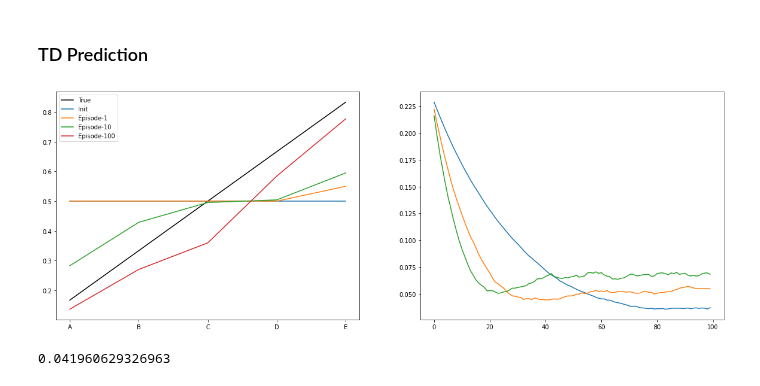
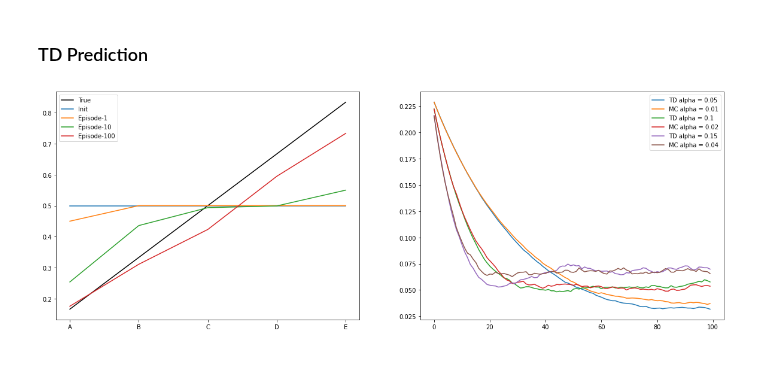
Before and after one commit to chandrusuresh/ReinforcementLearning, a Jupyter notebook: Ch6-TD_Learning/MarkovRandomProcess.ipynb, the cells around one changed output. Drawn from its saved outputs; the diff is of its cells as text; code cells hidden in the pictures.

```diff
--- a/Ch6-TD_Learning/MarkovRandomProcess.ipynb
+++ b/Ch6-TD_Learning/MarkovRandomProcess.ipynb
@@ -59,9 +59,10 @@ Solution using Dynamic Programming approach
 ### TD Prediction
 # %%
 step_size = [0.05,0.1,0.15]
+step_size_mc = [0.01,0.02,0.04]
 gamma = 1
-V_mc = np.zeros((nodes,))
 num_episodes = 100
+num_runs = 100
 
 def TD_predict(V_td,alpha,init=None):
   if init == None:
@@ -78,68 +79,71 @@ def TD_predict(V_td,alpha,init=None):
     curr = next
   return V_td
 
-def MonteCarlo(num_episodes,alpha,firstVisit=True):
+def MC_predict(V_mc,alpha,init=None):
+  if init == None:
+    init = np.random.choice(np.arange(1,nodes+1))
   curr = init
-  count = np.zeros((nodes+2,))
-  value = np.zeros((nodes+2,))
   traj = []
-  reward = 0
+  reward = []
   while True:
     traj.append(curr)
     next = np.random.choice([curr-1,curr+1])
+    r = 0
     if next == nodes+1:
-      reward = 1
+      r = 1
+    reward.append(r)
+    curr = next
     if next <= 0 or next >= nodes+1:
       break
-    curr = next
-  for i in range(1,nodes+1):
-    idx = np.where(traj == i)[0]
-    if len(idx) > 0:
-      if firstVisit:
-        count[i] = 1
-        value[i] = reward
-      else:
-        count[i] = float(len(idx))
-        value[i] = count[i]*reward
-  return count,value
+  traj.append(curr)
+  reward.append(0)
+  traj = np.array(traj)
+  reward = np.array(reward)
+  for i in range(len(traj)-2,-1,-1):
+    V_mc[traj[i]] += alpha*(reward[i] + gamma*V_mc[traj[i+1]] - V_mc[traj[i]])
+  return V_mc
 
-def reset_Vtd():
-  V_td = 0.5*np.ones((nodes+2,))
-  V_td[0] = 0
-  V_td[-1] = 0
-  return V_td
+def resetValue():
+  V = 0.5*np.ones((nodes+2,))
+  V[0] = 0
+  V[-1] = 0
+  return V
 
-V_td = reset_Vtd()
+V_td = resetValue()
+# V_td = np.zeros((nodes+2,))
 fig,ax = plt.subplots(1,2,figsize=(20,7))
 ax[0].plot(np.arange(nodes),V_dp[:-1],'k')
 ax[0].plot(np.arange(nodes),V_td[1:-1])
 
-num_runs = 2
 init = 1 ### start at state A
 for i in range(num_episodes):
   V_td = TD_predict(V_td,0.1,init)
   if i+1 in [1,10]:
     ax[0].plot(np.arange(nodes),V_td[1:-1])
 ax[0].plot(np.arange(nodes),V_td[1:-1])
 ax[0].legend(['True','Init','Episode-1','Episode-10','Episode-100'])
 ax[0].set_xticks(np.arange(nodes));
 ax[0].set_xticklabels(['A','B','C','D','E']);
 
-num_runs = 100
-num_episodes = 100
 error = []
-for a in step_size:
-  rms = np.zeros((num_runs,num_episodes))
+lgd = []
+for ii,a in enumerate(step_size):
+  rms_td = np.zeros((num_runs,num_episodes))
+  rms_mc = np.zeros((num_runs,num_episodes))
   for i in range(num_runs):
-    V_td = reset_Vtd()
+    V_td = resetValue()
+    V_mc = resetValue()
     for j in range(num_episodes):
       V_td = TD_predict(V_td,a,None)
-      rms[i,j] = np.sqrt(np.mean((V_td[1:-1]-V_dp[:-1])**2))
-  avg = np.mean(rms,axis=0)
-  ax[1].plot(np.arange(num_episodes),avg)
+      V_mc = MC_predict(V_mc,a,None)
+      rms_td[i,j] = np.sqrt(np.mean((V_td[1:-1]-V_dp[:-1])**2))
+      rms_mc[i,j] = np.sqrt(np.mean((V_mc[1:-1]-V_dp[:-1])**2))
+  avg_td = np.mean(rms_td,axis=0)
+  avg_mc = np.mean(rms_mc,axis=0)
+  ax[1].plot(np.arange(num_episodes),avg_td)
+  ax[1].plot(np.arange(num_episodes),avg_mc)
+  lgd.append('TD alpha = ' + str(a))
+  lgd.append('MC alpha = ' + str(step_size_mc[ii]))
+ax[1].legend(lgd);
 # %% [output]
-[figure, old version]
+[figure, new version]
-# %%
-print(np.sqrt(np.mean((V_td[1:-1]-V_dp[:-1])**2)))
-# %% [output]
-0.041960629326963
```
